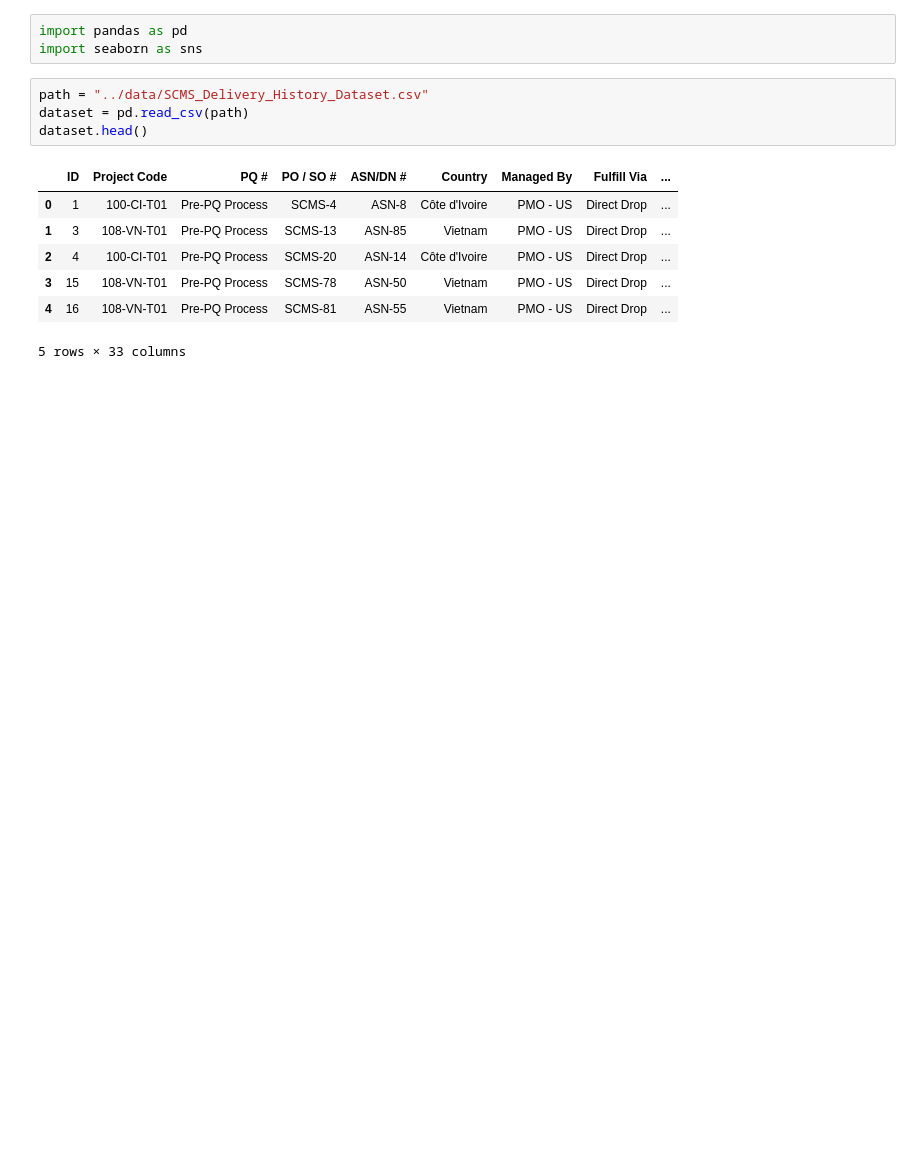
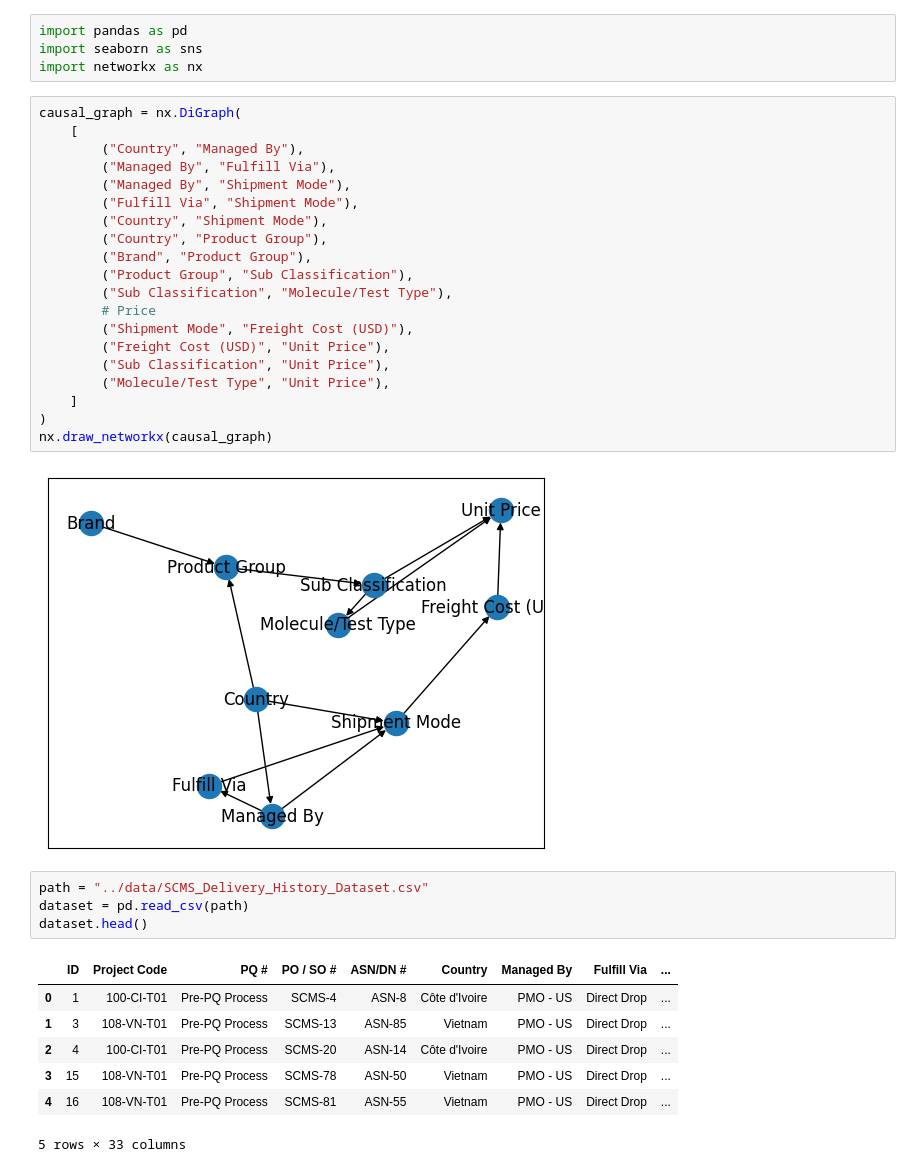
Before and after one commit to CognizantDS/AgenticSupply, a Jupyter notebook: docs/exploratory_analysis.ipynb, the cells around one changed output. Saved outputs shown, nothing was run; the diff lists cells and outputs as text; blank space fills up the shorter version.

```diff
--- a/docs/exploratory_analysis.ipynb
+++ b/docs/exploratory_analysis.ipynb
@@ -11,6 +11,29 @@ Product Group, Sub Classification
 # %%
 import pandas as pd
 import seaborn as sns
+import networkx as nx
+# %%
+causal_graph = nx.DiGraph(
+    [
+        ("Country", "Managed By"),
+        ("Managed By", "Fulfill Via"),
+        ("Managed By", "Shipment Mode"),
+        ("Fulfill Via", "Shipment Mode"),
+        ("Country", "Shipment Mode"),
+        ("Country", "Product Group"),
+        ("Brand", "Product Group"),
+        ("Product Group", "Sub Classification"),
+        ("Sub Classification", "Molecule/Test Type"),
+        # Price
+        ("Shipment Mode", "Freight Cost (USD)"),
+        ("Freight Cost (USD)", "Unit Price"),
+        ("Sub Classification", "Unit Price"),
+        ("Molecule/Test Type", "Unit Price"),
+    ]
+)
+nx.draw_networkx(causal_graph)
+# %% [output]
+[figure, added]
 # %%
 path = "../data/SCMS_Delivery_History_Dataset.csv"
 dataset = pd.read_csv(path)
```
Also changed, not shown: parts of 15 cells of this notebook, 2 other files.
